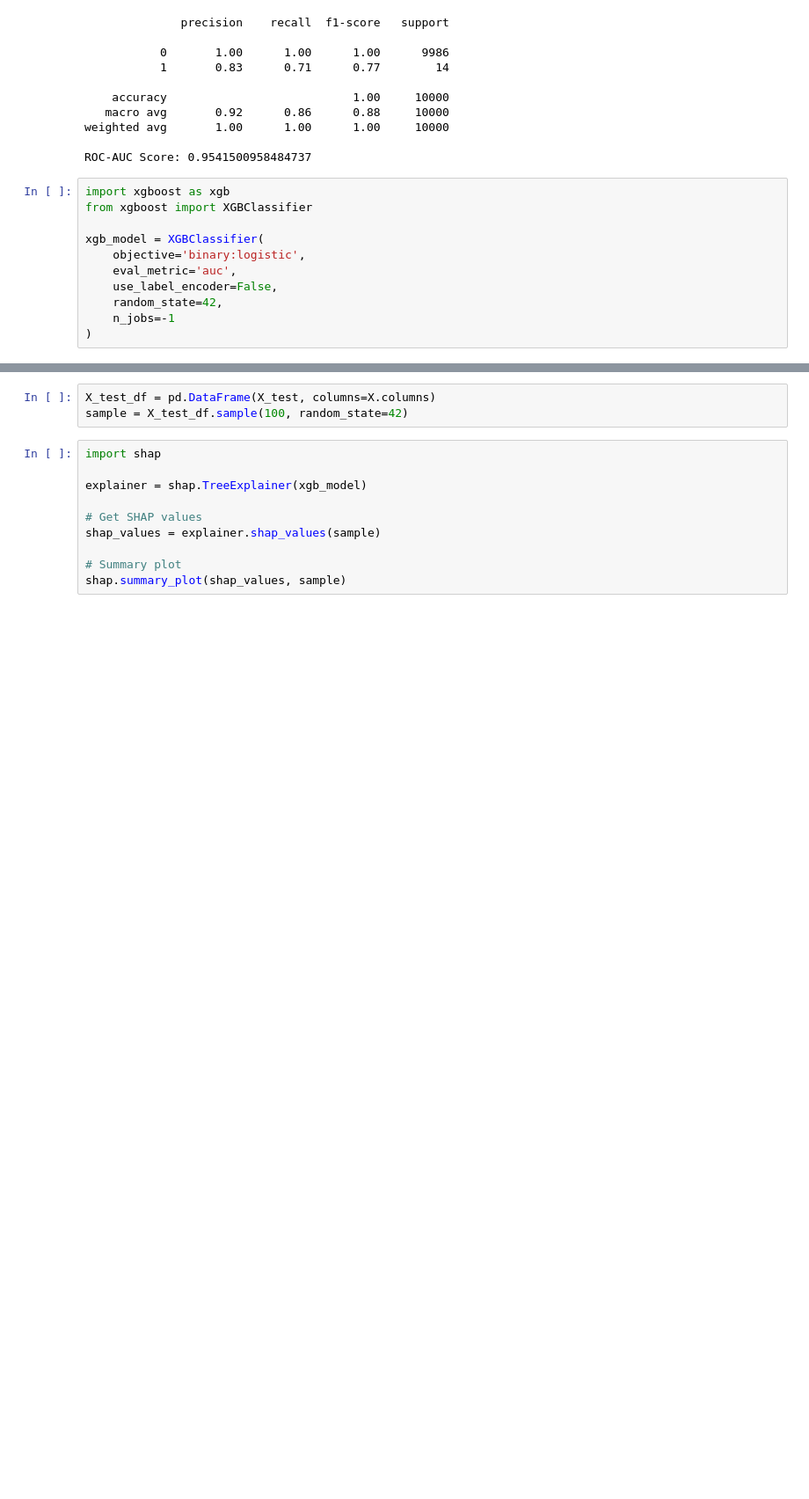
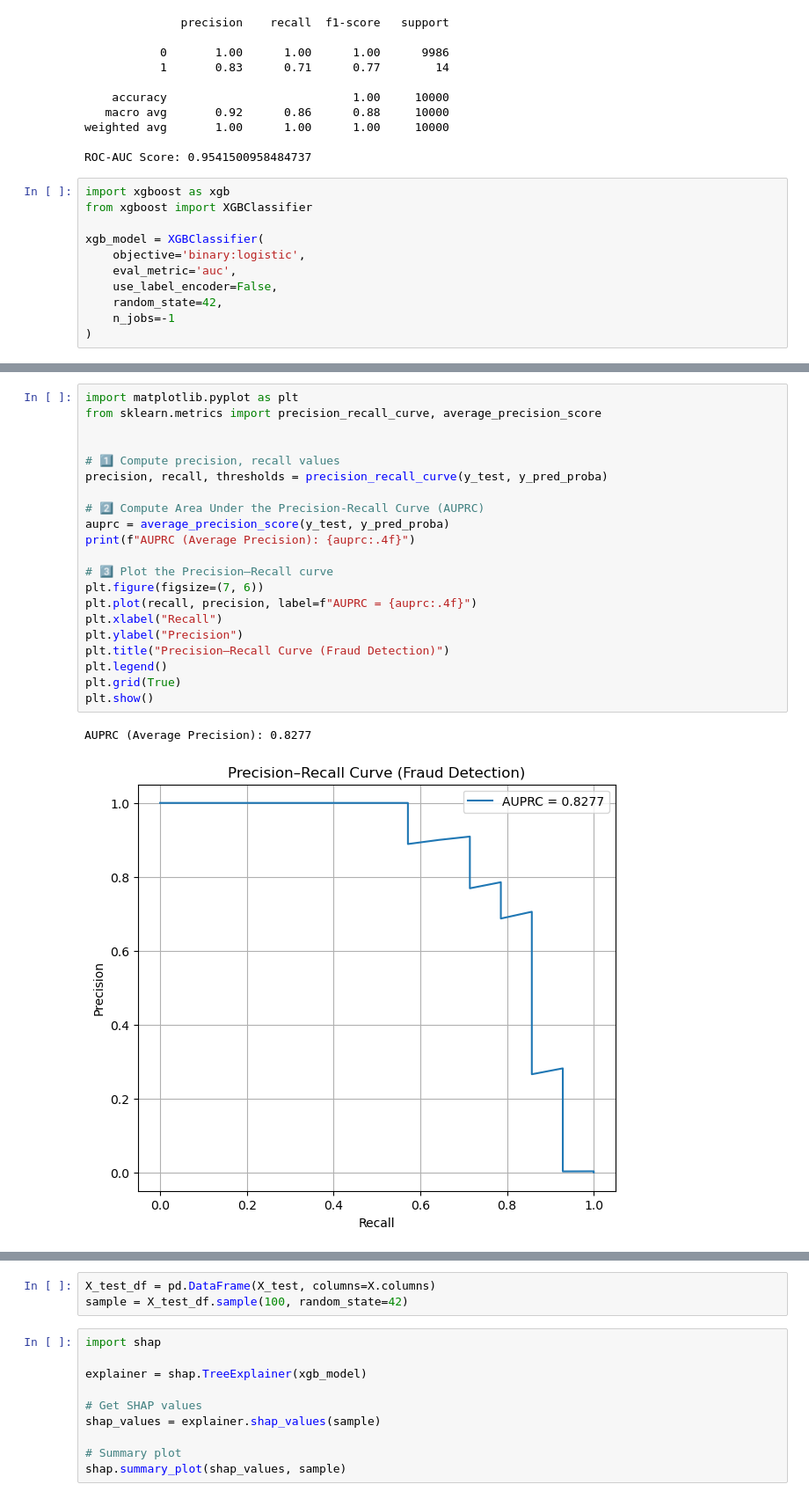
Before and after one commit to Dosu333/fraud-detection, a Jupyter notebook: notebooks/models.ipynb, the cells around one changed output, grey strips where cells are left out. Shown at 88% size. Cells and saved outputs as stored; diff of their text form; blank space fills up the shorter version.

```diff
--- a/notebooks/models.ipynb
+++ b/notebooks/models.ipynb
@@ -294,3 +276,27 @@ ROC-AUC Score: 0.9830655775228178
+# %%
+import matplotlib.pyplot as plt
+from sklearn.metrics import precision_recall_curve, average_precision_score
+
+
+# 1️⃣ Compute precision, recall values
+precision, recall, thresholds = precision_recall_curve(y_test, y_pred_proba)
+
+# 2️⃣ Compute Area Under the Precision-Recall Curve (AUPRC)
+auprc = average_precision_score(y_test, y_pred_proba)
+print(f"AUPRC (Average Precision): {auprc:.4f}")
+
+# 3️⃣ Plot the Precision–Recall curve
+plt.figure(figsize=(7, 6))
+plt.plot(recall, precision, label=f"AUPRC = {auprc:.4f}")
+plt.xlabel("Recall")
+plt.ylabel("Precision")
+plt.title("Precision–Recall Curve (Fraud Detection)")
+plt.legend()
+plt.grid(True)
+plt.show()
+# %% [output]
+AUPRC (Average Precision): 0.8277
+[figure, added]
 # %%
 import matplotlib.pyplot as plt
 from xgboost import plot_importance
```
Also changed, not shown: parts of 21 cells of this notebook, 13 other files.
